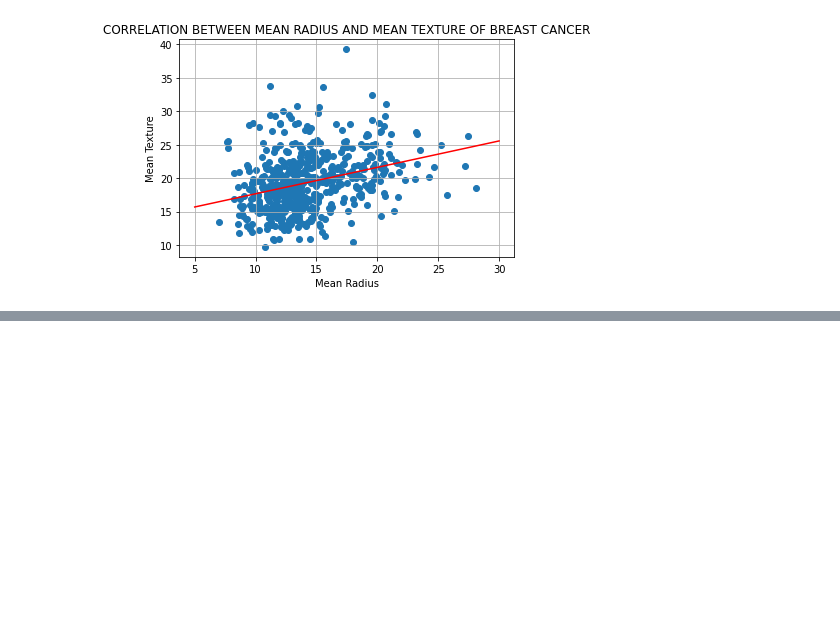
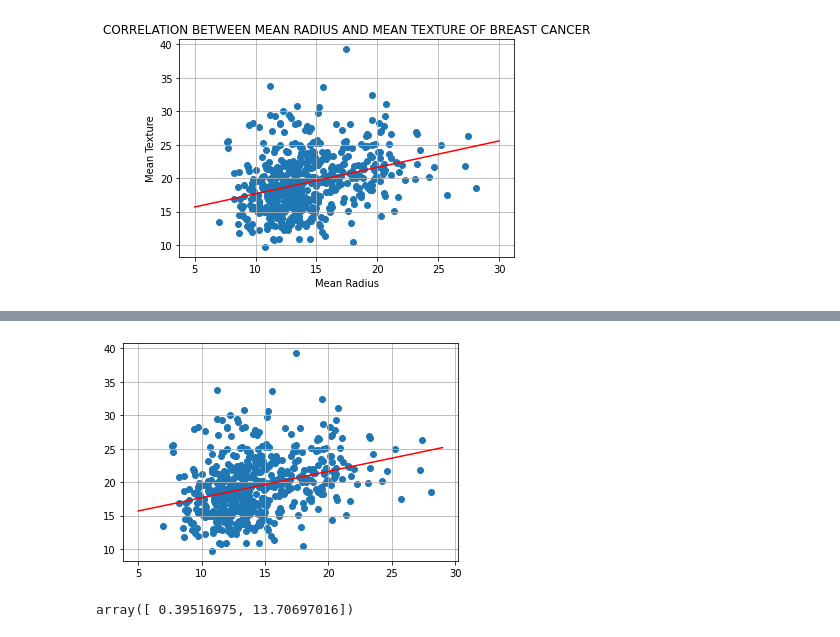
Before and after one commit to eaglehkim/python, a Jupyter notebook: prac2_ipynb의_사본.ipynb, the cells around one changed output, grey strips where cells are left out. Saved outputs shown, nothing was run; the diff lists cells and outputs as text; code cells hidden in the pictures; blank space fills up the shorter version.

```diff
--- a/prac2_ipynb의_사본.ipynb
+++ b/prac2_ipynb의_사본.ipynb
@@ -724,0 +790,16 @@ plt.show()
+# %%
+plt.scatter(bc_mean_radius,bc_mean_texture)    # scatter graph
+
+x = np.arange(5,30)   # red line
+y = a*x + b           # red line
+plt.plot(x,y,'r')     # red line
+
+plt.grid()
+plt.show()
+# %% [output]
+[figure, added]
+# %%
+reg = np.polyfit(bc_mean_radius,bc_mean_texture, 1)
+reg # [0,0] - a [0,1] - b
+# %% [output]
+array([ 0.39516975, 13.70697016])
```
Also changed, not shown: parts of 12 cells of this notebook.
